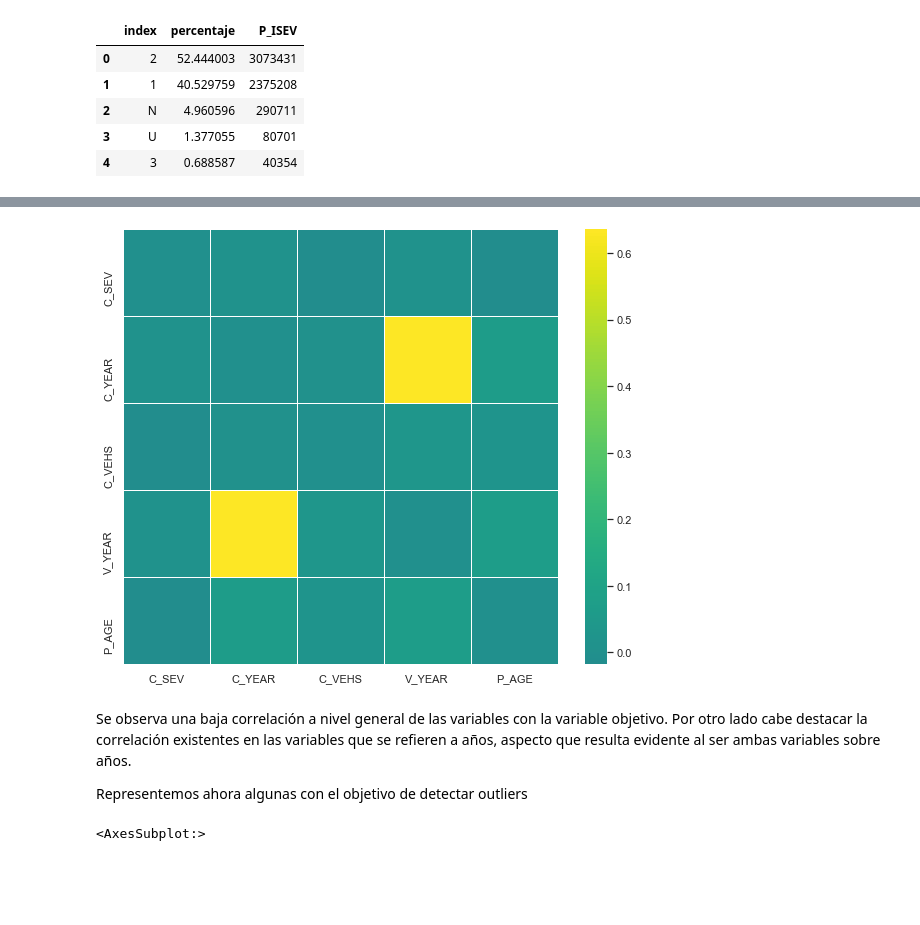
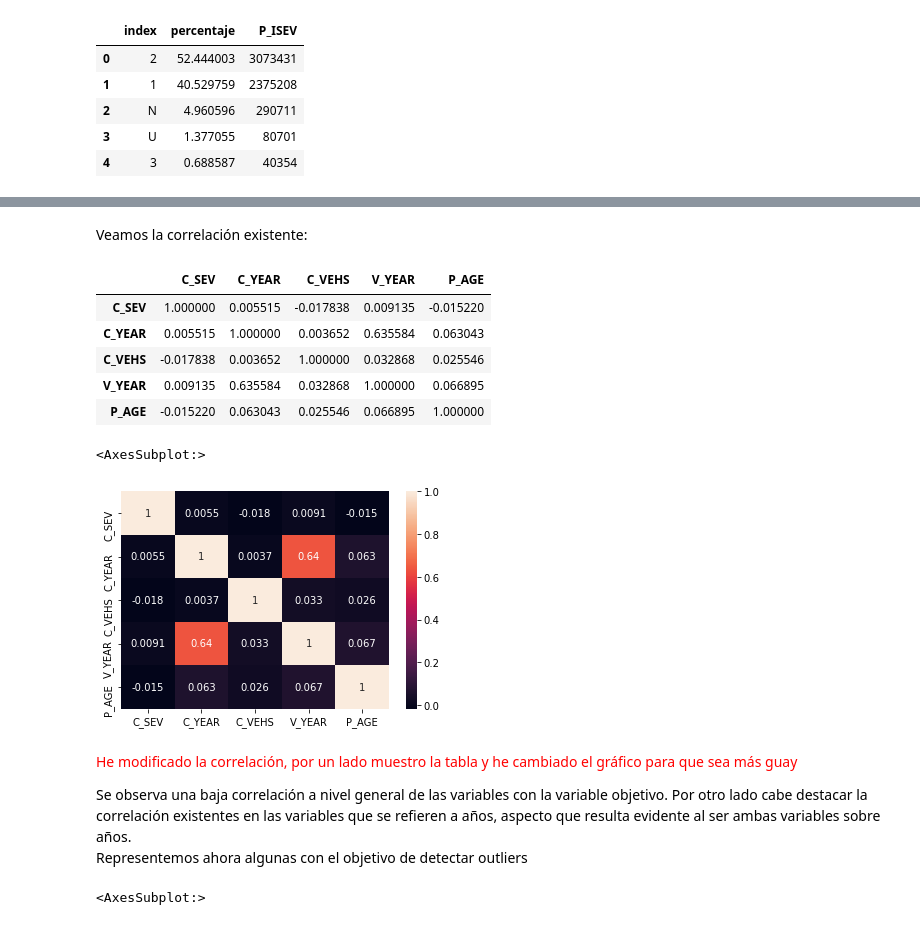
Before and after one commit to carviagu/canadian_car_accidents, a Jupyter notebook: notebooks/01_EDA.ipynb, the cells around one changed output, grey strips where cells are left out. Drawn from its saved outputs; the diff is of its cells as text; code cells hidden in the pictures; blank space fills up the shorter version.

```diff
--- a/notebooks/01_EDA.ipynb
+++ b/notebooks/01_EDA.ipynb
@@ -493,9 +474,23 @@ def get_corr_matrix(dataset = None, metodo='pearson', size_figure=[10,8]):
+# %% [markdown]
+Veamos la correlación existente:
 # %%
 numerical = ['C_SEV', 'C_YEAR', 'C_VEHS', 'V_YEAR', 'P_AGE']
-get_corr_matrix(dataset = accidents_temp[numerical], metodo = 'pearson')
+correlation = accidents_temp[numerical].corr()
+correlation
 # %% [output]
-[figure, removed]
+|  | C_SEV | C_YEAR | C_VEHS | V_YEAR | P_AGE |
+| C_SEV | 1.000000 | 0.005515 | -0.017838 | 0.009135 | -0.015220 |
+| C_YEAR | 0.005515 | 1.000000 | 0.003652 | 0.635584 | 0.063043 |
+| C_VEHS | -0.017838 | 0.003652 | 1.000000 | 0.032868 | 0.025546 |
+| V_YEAR | 0.009135 | 0.635584 | 0.032868 | 1.000000 | 0.066895 |
+| P_AGE | -0.015220 | 0.063043 | 0.025546 | 0.066895 | 1.000000 |
+# %%
+sns.heatmap(correlation, annot=True)
+# %% [output]
+<AxesSubplot:>
+[figure, added]
 # %% [markdown]
+<p style='color:red'> He modificado la correlación, por un lado muestro la tabla y he cambiado el gráfico para que sea más guay </p>
 Se observa una baja correlación a nivel general de las variables con la variable objetivo. Por otro lado cabe destacar la correlación existentes en las variables que se refieren a años, aspecto que resulta evidente al ser ambas variables sobre años.
 
 Representemos ahora algunas con el objetivo de detectar outliers
```
Also changed, not shown: parts of 19 cells of this notebook.
